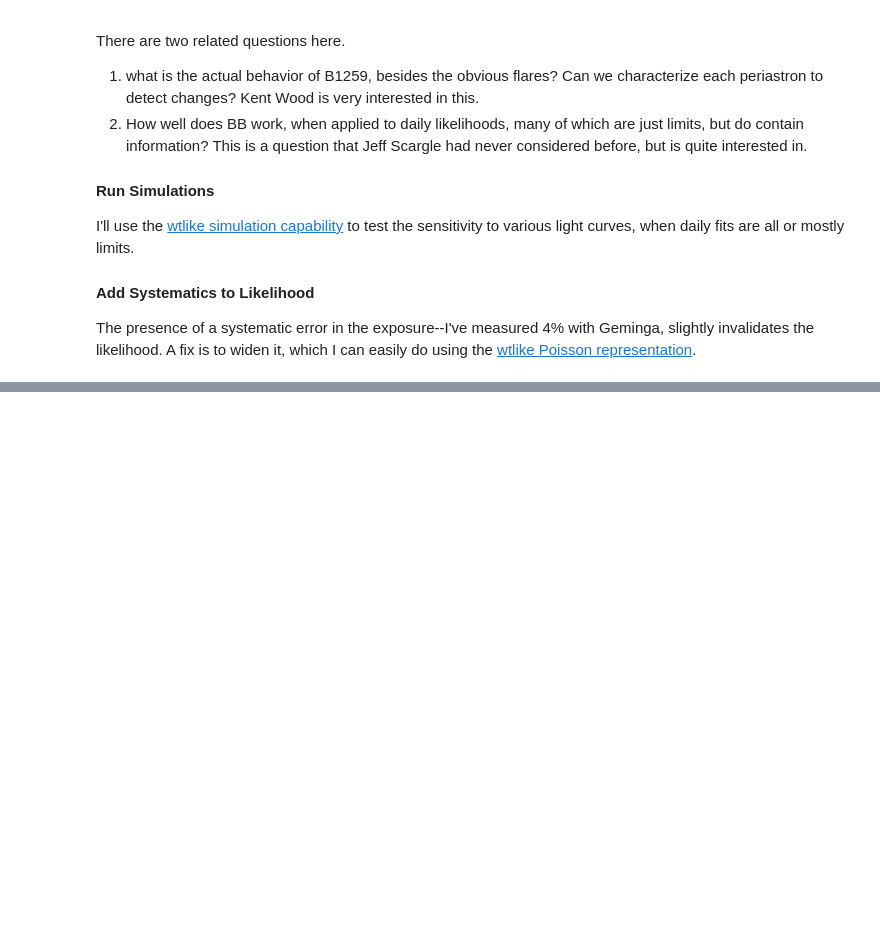
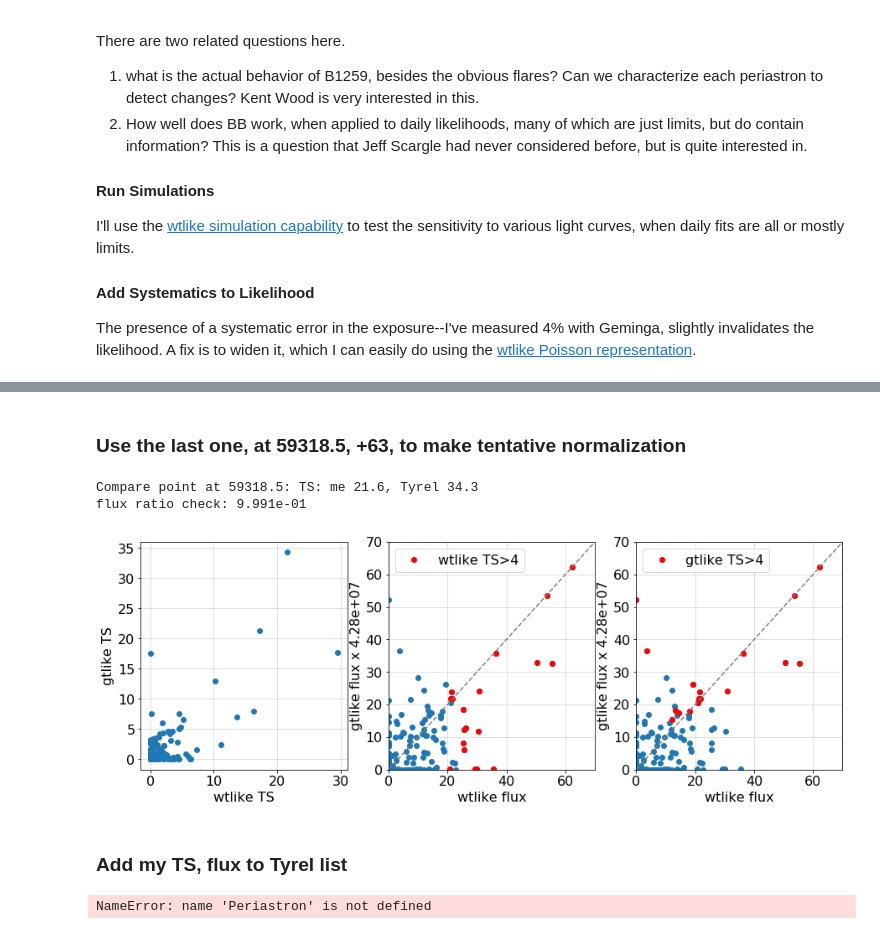
Before and after one commit to tburnett/light_curves, a Jupyter notebook: nbs/B1259.ipynb, the cells around one changed output, grey strips where cells are left out. Drawn from its saved outputs; the diff is of its cells as text; code cells hidden in the pictures; blank space fills up the shorter version.

```diff
--- a/nbs/B1259.ipynb
+++ b/nbs/B1259.ipynb
@@ -22,0 +66,5 @@ from utilities.ipynb_docgen import *
+# %%
+%nbdev_collapse_input
+
+config = Config(data_folder='/home/burnett/weekly', verbose=1)
+bba = B1259Periastron(config)
@@ -231,0 +305,9 @@ The presence of a systematic error in the exposure--I've measured 4% with Geming
+# %%
+%nbdev_collapse_input
+lc=bba.lc;
+mdf = lc.dataframe.query('59319>t>59093').copy()
+mdf.loc[:,'ts']= mdf.fit.apply(lambda x: x.ts)
+mdf.loc[:,'flux']=mdf.fit.apply(lambda x: round(x.flux,1) )
+mdf.loc[:,'errors']= mdf.fit.apply(lambda x: (np.array(x.errors)-x.flux).round(1))
+mdf.loc[:,'limit']= mdf.fit.apply(lambda x: x.limit.round(1))
+mdf['t flux ts errors limit'.split()].describe()
@@ -231,0 +324,50 @@ The presence of a systematic error in the exposure--I've measured 4% with Geming
+# %% [markdown]
+### Use the last one, at 59318.5, +63, to make tentative normalization
+# %%
+%nbdev_collapse_input
+f = mdf.iloc[-1].fit
+print(f'Compare point at {mdf.iloc[-1].t}: TS: me {f.ts:.1f}, Tyrel {tdf.iloc[-1].TS:.1f}')
+a,b = f.flux, tdf.iloc[-1].flux; a,b,
+print(f'flux ratio check: {a/b:.3e}')
+
+fig, (ax1,ax2,ax3) = plt.subplots(1,3,figsize=(15,5))
+ax1.plot(mdf.ts, tdf.TS, 'o');
+ax1.set(xlabel='wtlike TS', ylabel='gtlike TS')
+ax1.grid(alpha=0.5)
+mtscut= (mdf.ts>4).values
+ax2.plot(mdf.flux, tdf.flux, 'o');
+ax2.plot(mdf.flux[mtscut], tdf[mtscut].flux, 'or', label='wtlike TS>4');
+ax2.plot([0,70], [0,70], '--', color='grey');
+ax2.set(xlabel='wtlike flux', ylabel=f'gtlike flux x {flux_factor:.2e}', xlim=(0,70), ylim=(0,70))
+ax2.legend();ax2.grid(alpha=0.5);
+
+ttscut=(tdf.TS>4).values
+ax3.plot(mdf.flux, tdf.flux, 'o');
+ax3.plot(mdf.flux[ttscut], tdf[ttscut].flux, 'or', label='gtlike TS>4');
+ax3.plot([0,70], [0,70], '--', color='grey');
+ax3.legend()
+ax3.set(xlabel='wtlike flux', ylabel=f'gtlike flux x {flux_factor:.2e}', xlim=(0,70), ylim=(0,70))
+ax3.legend();ax3.grid(alpha=0.5);
+# %% [output]
+Compare point at 59318.5: TS: me 21.6, Tyrel 34.3
+flux ratio check: 9.991e-01
+[figure, added]
+# %% [markdown]
+### Add my TS, flux to Tyrel list
+# %%
+tdf.loc[:,'wt_ts']= mdf.ts.values
+tdf.loc[:,'wt_flux']=mdf.flux.values
+tdf.loc[:,'wt_errors'] = mdf.errors.values
+
+pa = Periastron(bba); tzero = pa.date_info().MJD[3]
+fig, ax = plt.subplots(figsize=(15,4))
+mcut=mdf.ts.values>4
+tcut=tdf.TS.values>4
+ax.plot((mdf.t-tzero)[mcut], mdf.flux[mcut], 'x',ms=10, label='wtlike')
+ax.plot((tdf.t-tzero)[tcut], tdf.flux[tcut], '+', ms=15, label='gtlike')
+ax.set(yscale='linear', ylim=(1,90), xlim=(-60, 70), xlabel='Days about periastron',
+       ylabel='Relative Flux');
+ax.legend(loc='upper center', title='TS>4 cut on respective data sets')
+ax.grid(alpha=0.5);
+# %% [output]
+NameError: name 'Periastron' is not defined
```
Also changed, not shown: parts of 10 cells of this notebook, 10 other files.
